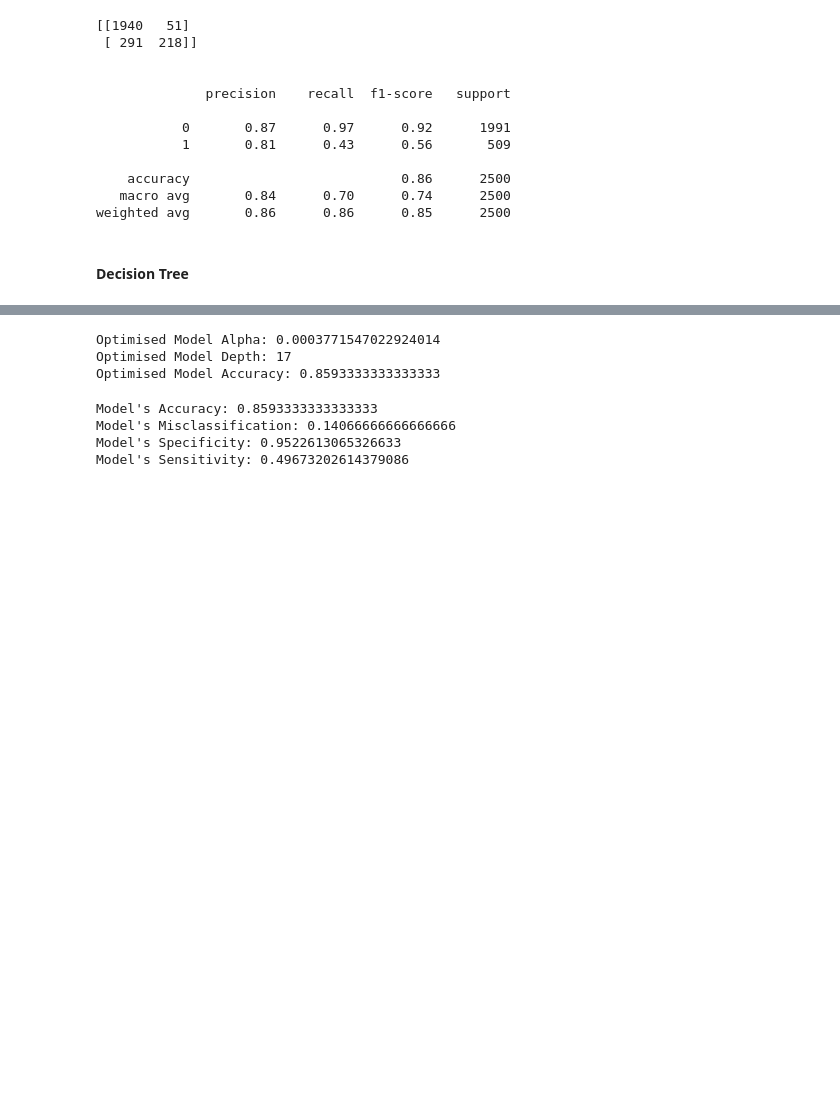
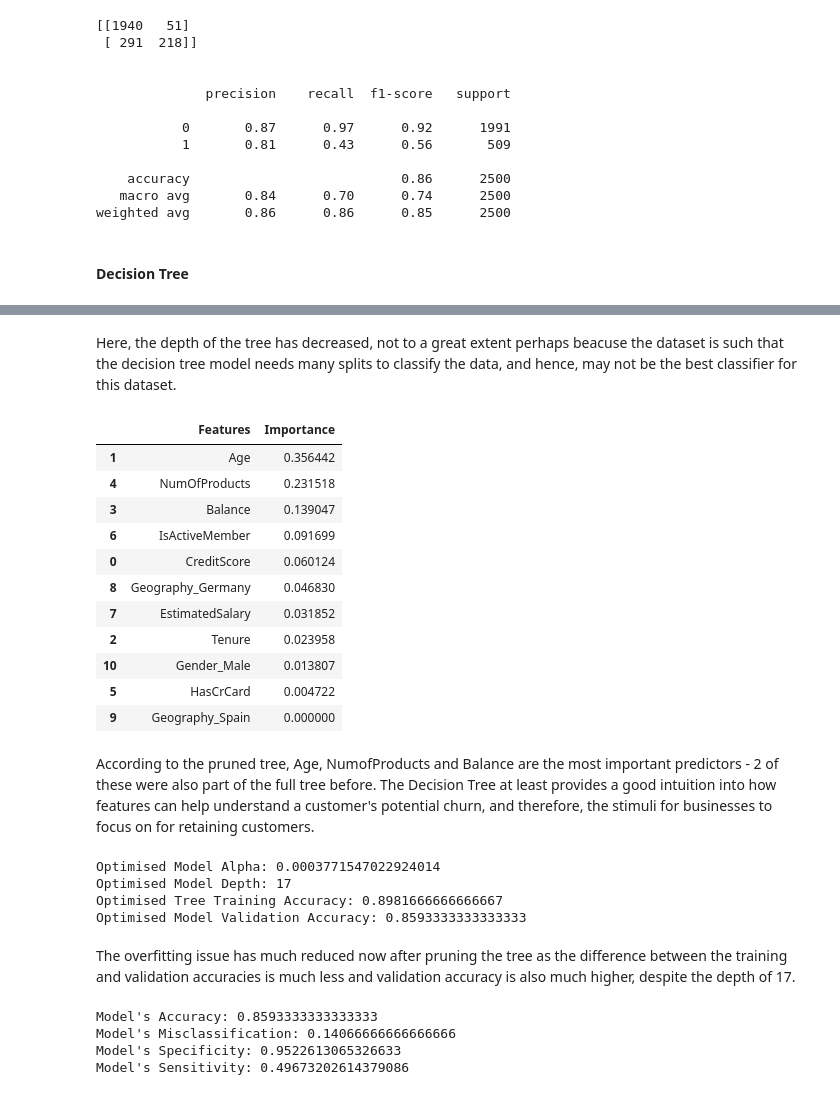
Before and after one commit to AML-final-course-project/SMM284, a Jupyter notebook: customer_churn.ipynb, the cells around one changed output, grey strips where cells are left out. Drawn from its saved outputs; the diff is of its cells as text; code cells hidden in the pictures; blank space fills up the shorter version.

```diff
--- a/customer_churn.ipynb
+++ b/customer_churn.ipynb
@@ -898,11 +910,34 @@ tree.plot_tree(final_tree, ax=ax)
+# %% [markdown]
+Here, the depth of the tree has decreased, not to a great extent perhaps beacuse the dataset is such that the decision tree model needs many splits to classify the data, and hence, may not be the best classifier for this dataset.
+# %%
+pd.DataFrame({'Features':X_train.columns, 'Importance': final_tree.feature_importances_}).sort_values('Importance', ascending=False)
+# %% [output]
+|  | Features | Importance |
+| 1 | Age | 0.356442 |
+| 4 | NumOfProducts | 0.231518 |
+| 3 | Balance | 0.139047 |
+| 6 | IsActiveMember | 0.091699 |
+| 0 | CreditScore | 0.060124 |
+| 8 | Geography_Germany | 0.046830 |
+| 7 | EstimatedSalary | 0.031852 |
+| 2 | Tenure | 0.023958 |
+| 10 | Gender_Male | 0.013807 |
+| 5 | HasCrCard | 0.004722 |
+| 9 | Geography_Spain | 0.000000 |
+# %% [markdown]
+According to the pruned tree, Age, NumofProducts and Balance are the most important predictors - 2 of these were also part of the full tree before. The Decision Tree at least provides a good intuition into how features can help understand a customer's potential churn, and therefore, the stimuli for businesses to focus on for retaining customers.
 # %%
 print('Optimised Model Alpha:', ccp_alphas[np.argmax(acc_scores)])
 print('Optimised Model Depth:', tree_depths[np.argmax(acc_scores)])
-print('Optimised Model Accuracy:', np.max(acc_scores))
+print('Optimised Tree Training Accuracy:', accuracy_score(Y_train, final_tree.predict(X_train)))
+print('Optimised Model Validation Accuracy:', np.max(acc_scores))
 # %% [output]
 Optimised Model Alpha: 0.0003771547022924014
 Optimised Model Depth: 17
-Optimised Model Accuracy: 0.8593333333333333
+Optimised Tree Training Accuracy: 0.8981666666666667
+Optimised Model Validation Accuracy: 0.8593333333333333
+# %% [markdown]
+The overfitting issue has much reduced now after pruning the tree as the difference between the training and validation accuracies is much less and validation accuracy is also much higher, despite the depth of 17.
 # %%
 # confusion matrix
 Y_predict = final_tree.predict(X_valid)
```
Also changed, not shown: parts of 17 cells of this notebook.
